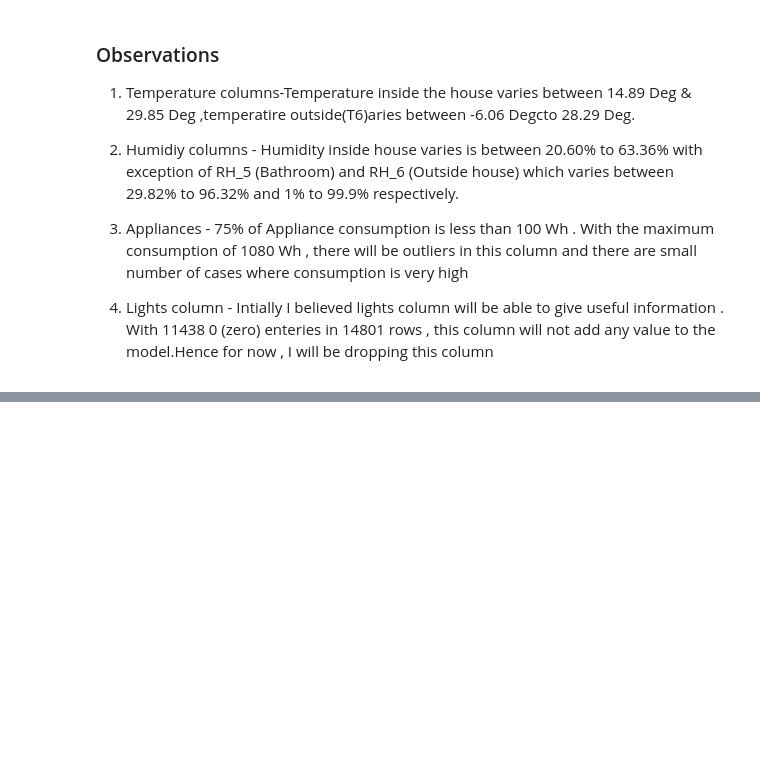
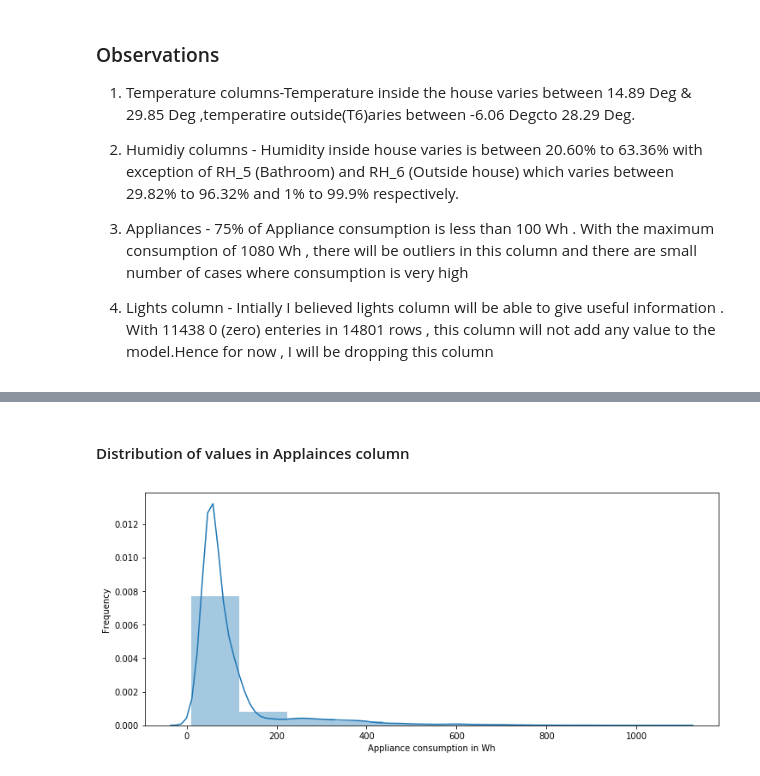
Before and after one commit to Vishvam17/Appliance-Energy-Prediction, a Jupyter notebook: Appliance Energy Prediction.ipynb, the cells around one changed output, grey strips where cells are left out. Saved outputs shown, nothing was run; the diff lists cells and outputs as text; code cells hidden in the pictures; blank space fills up the shorter version.

```diff
--- a/Appliance Energy Prediction.ipynb
+++ b/Appliance Energy Prediction.ipynb
@@ -222,0 +314,9 @@ target_vars.describe()
+# %% [markdown]
+#### Distribution of values in Applainces column
+# %%
+f = plt.figure(figsize=(12,5))
+plt.xlabel('Appliance consumption in Wh')
+plt.ylabel('Frequency')
+sns.distplot(target_vars , bins=10 ) ;
+# %% [output]
+[figure, added]
```
Also changed, not shown: parts of 14 cells of this notebook.
